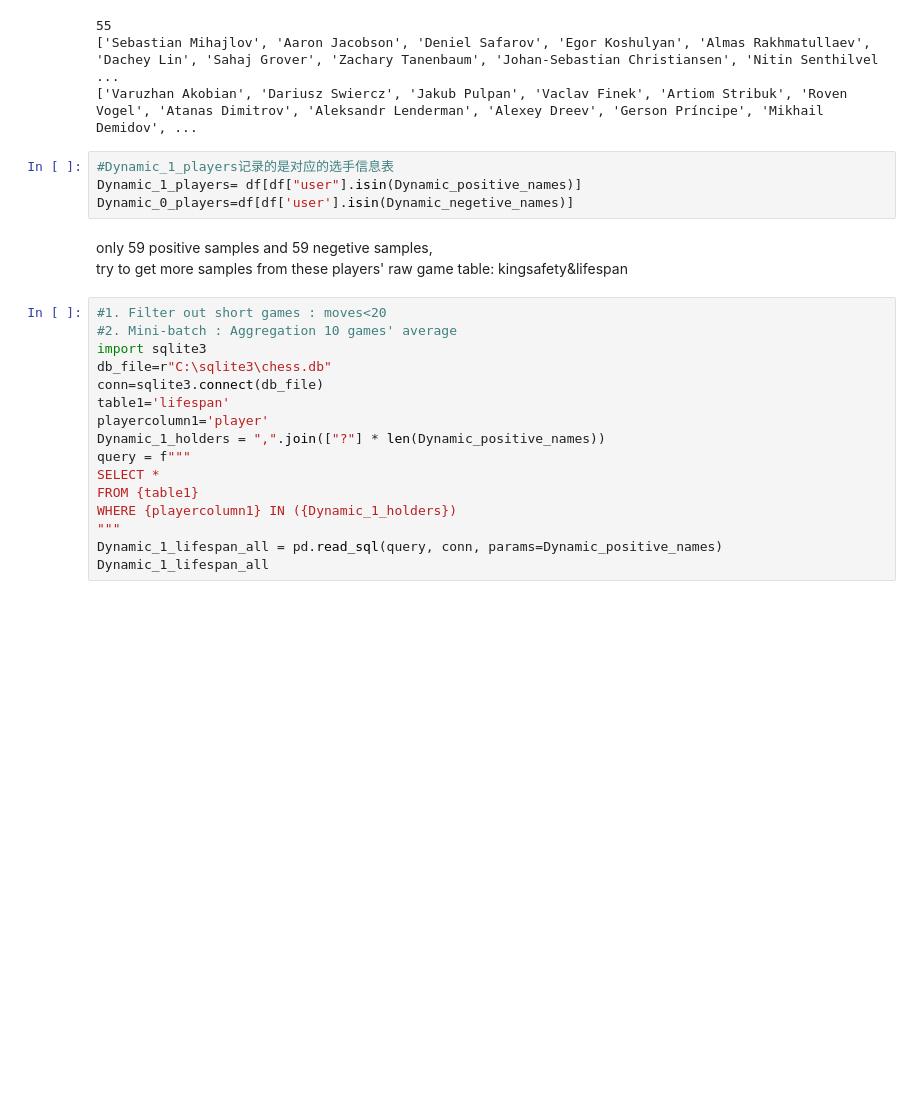
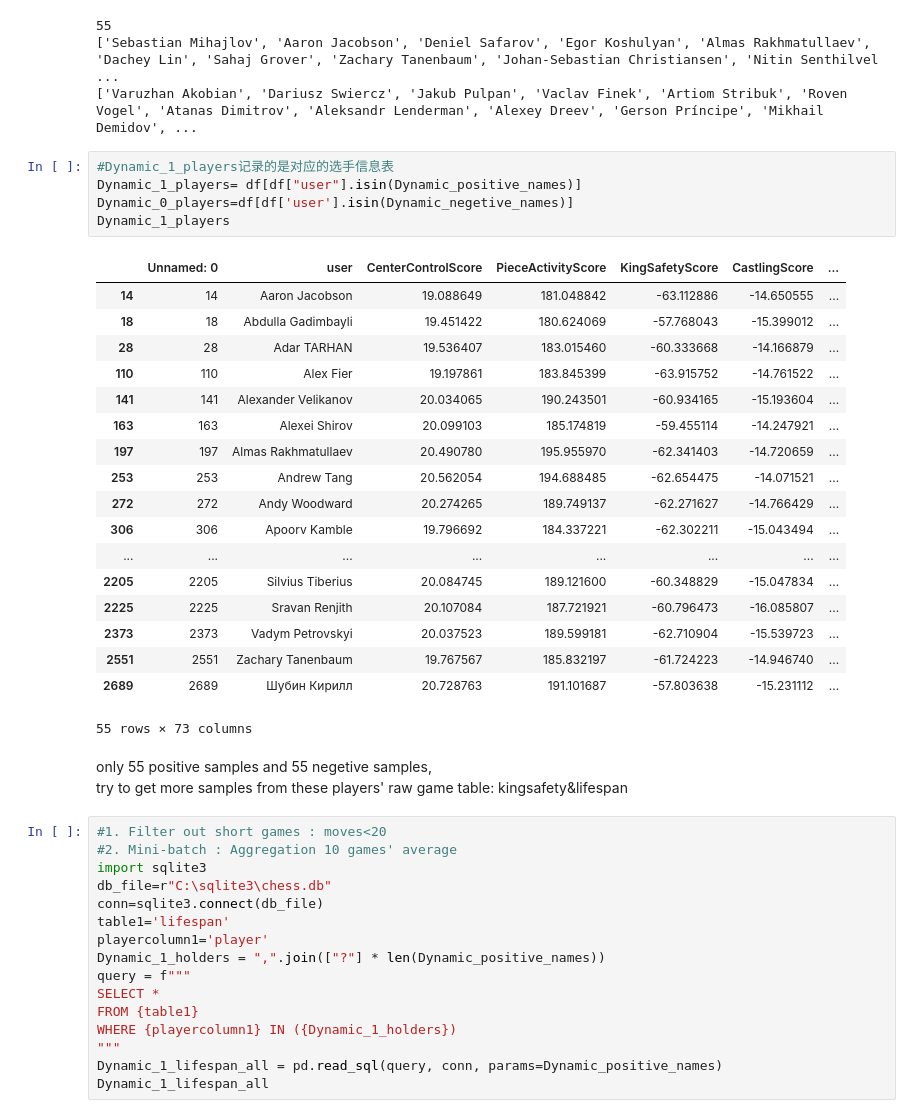
Before and after one commit to zZimablueee/Chess, a Jupyter notebook: player-cluster/classifier.ipynb, the cells around one changed output. Drawn from its saved outputs; the diff is of its cells as text; blank space fills up the shorter version.

```diff
--- a/player-cluster/classifier.ipynb
+++ b/player-cluster/classifier.ipynb
@@ -469,9 +452,29 @@ print(Dynamic_negetive_names)
 # %%
 #Dynamic_1_players记录的是对应的选手信息表
 Dynamic_1_players= df[df["user"].isin(Dynamic_positive_names)]
 Dynamic_0_players=df[df['user'].isin(Dynamic_negetive_names)]
+Dynamic_1_players
+# %% [output]
+|  | Unnamed: 0 | user | CenterControlScore | PieceActivityScore | KingSafetyScore | CastlingScore | ... |
+| 14 | 14 | Aaron Jacobson | 19.088649 | 181.048842 | -63.112886 | -14.650555 | ... |
+| 18 | 18 | Abdulla Gadimbayli | 19.451422 | 180.624069 | -57.768043 | -15.399012 | ... |
+| 28 | 28 | Adar TARHAN | 19.536407 | 183.015460 | -60.333668 | -14.166879 | ... |
+| 110 | 110 | Alex Fier | 19.197861 | 183.845399 | -63.915752 | -14.761522 | ... |
+| 141 | 141 | Alexander Velikanov | 20.034065 | 190.243501 | -60.934165 | -15.193604 | ... |
+| 163 | 163 | Alexei Shirov | 20.099103 | 185.174819 | -59.455114 | -14.247921 | ... |
+| 197 | 197 | Almas Rakhmatullaev | 20.490780 | 195.955970 | -62.341403 | -14.720659 | ... |
+| 253 | 253 | Andrew Tang | 20.562054 | 194.688485 | -62.654475 | -14.071521 | ... |
+| 272 | 272 | Andy Woodward | 20.274265 | 189.749137 | -62.271627 | -14.766429 | ... |
+| 306 | 306 | Apoorv Kamble | 19.796692 | 184.337221 | -62.302211 | -15.043494 | ... |
+| ... | ... | ... | ... | ... | ... | ... | ... |
+| 2205 | 2205 | Silvius Tiberius | 20.084745 | 189.121600 | -60.348829 | -15.047834 | ... |
+| 2225 | 2225 | Sravan Renjith | 20.107084 | 187.721921 | -60.796473 | -16.085807 | ... |
+| 2373 | 2373 | Vadym Petrovskyi | 20.037523 | 189.599181 | -62.710904 | -15.539723 | ... |
+| 2551 | 2551 | Zachary Tanenbaum | 19.767567 | 185.832197 | -61.724223 | -14.946740 | ... |
+| 2689 | 2689 | Шубин Кирилл | 20.728763 | 191.101687 | -57.803638 | -15.231112 | ... |
+55 rows × 73 columns
 # %% [markdown]
-only 59 positive samples and 59 negetive samples,
+only 55 positive samples and 55 negetive samples,
 try to get more samples from these players' raw game table: kingsafety&lifespan
 # %%
 #1. Filter out short games : moves<20
```
Also changed, not shown: parts of 15 cells of this notebook, 3 other files.
